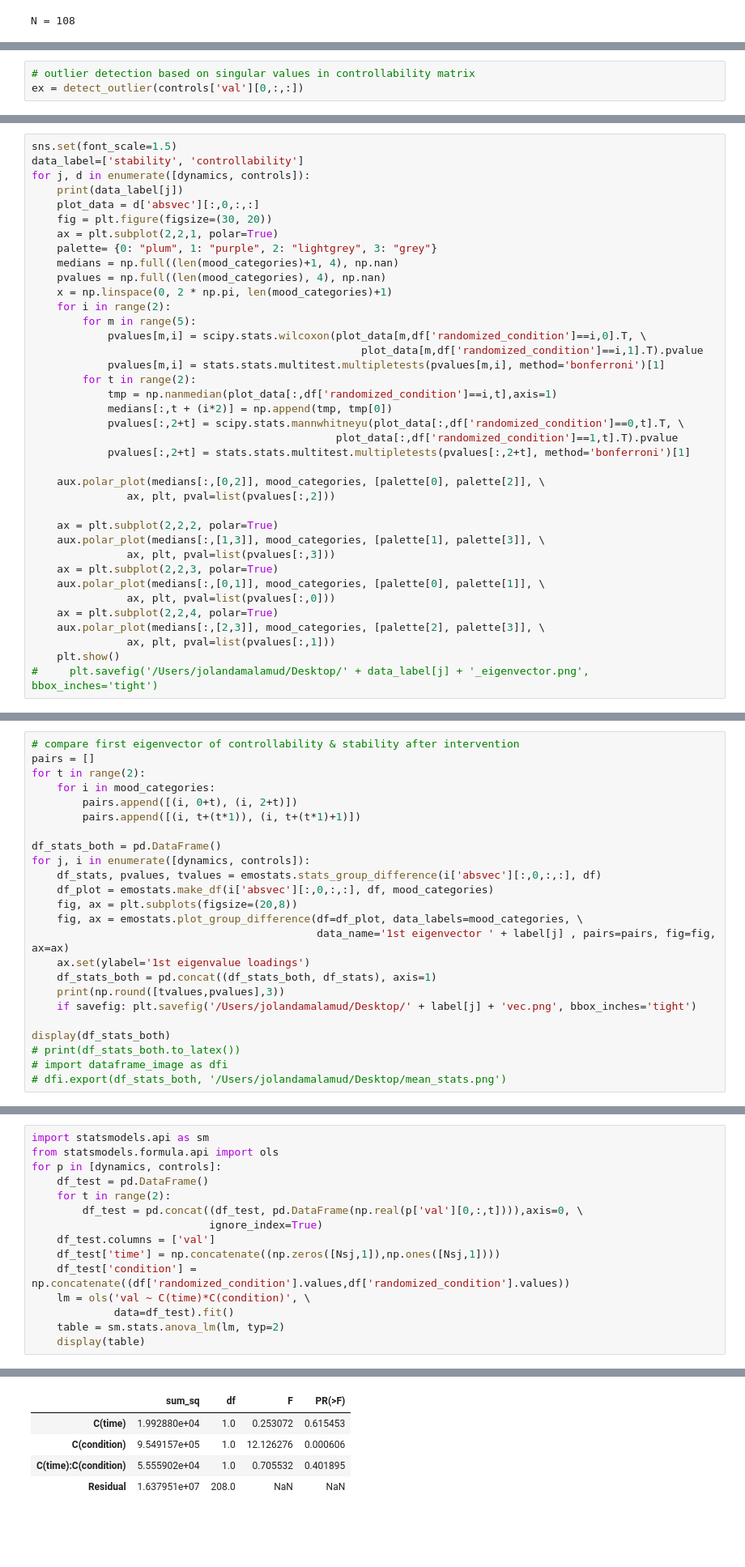
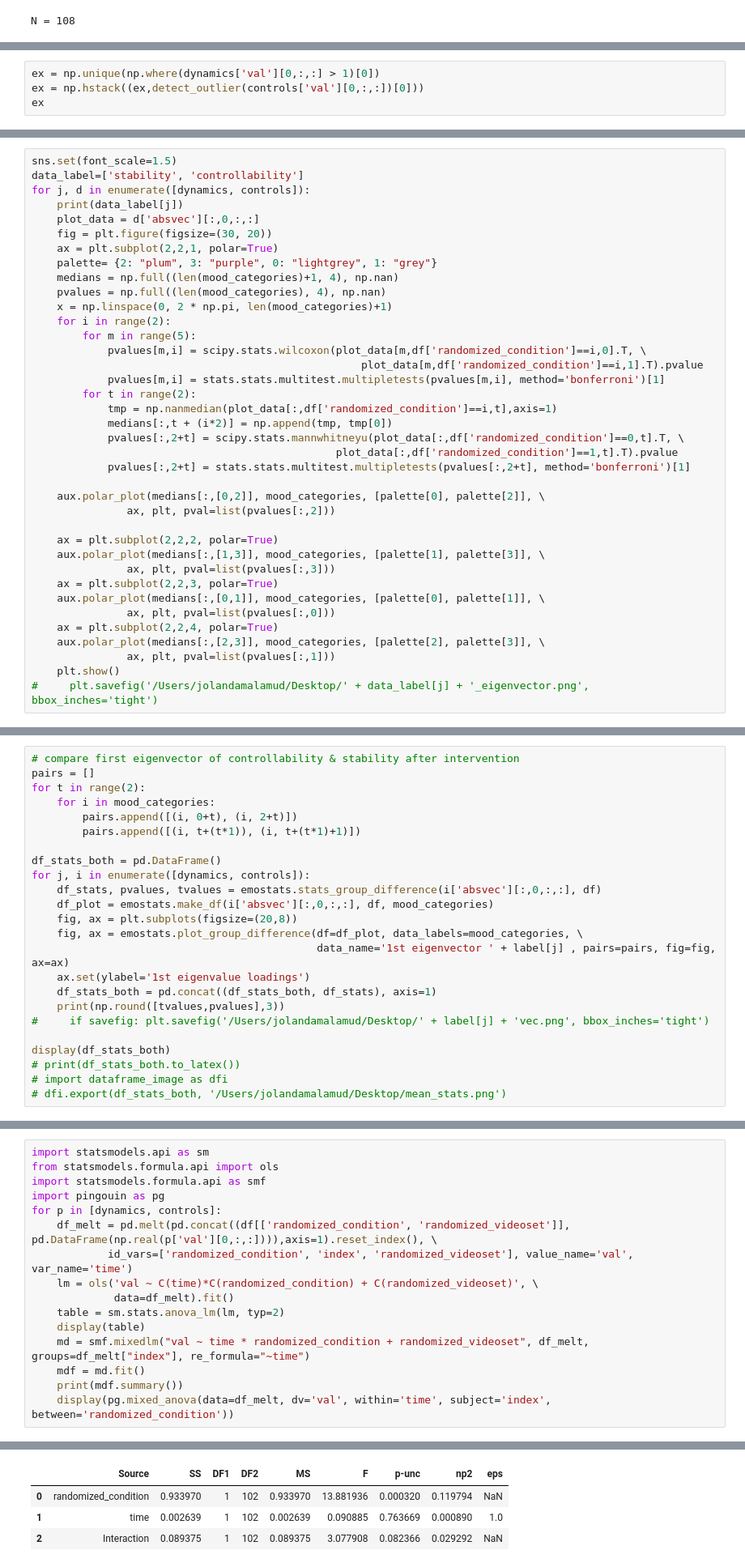
Before and after one commit to huyslab/emotioncon_public, a Jupyter notebook: analyses/modelling_analysis.ipynb, the cells around one changed output, grey strips where cells are left out. Shown at 81% size. Saved outputs shown, nothing was run; the diff lists cells and outputs as text; blank space fills up the shorter version.

```diff
--- a/analyses/modelling_analysis.ipynb
+++ b/analyses/modelling_analysis.ipynb
@@ -52,2 +52,6 @@ def detect_outlier(data):
     print(Q1-1.5*IQR, Q3+1.5*IQR)
     return ex
+# %%
+ex = np.unique(np.where(dynamics['val'][0,:,:] > 1)[0])
+ex = np.hstack((ex,detect_outlier(controls['val'][0,:,:])[0]))
+ex
@@ -69,4 +111 @@ controllability outliers: [18 40]
 [figure]
-# %%
-# outlier detection based on singular values in controllability matrix
-ex = detect_outlier(controls['val'][0,:,:])
@@ -211,7 +222,7 @@ for j, d in enumerate([dynamics, controls]):
     plot_data = d['absvec'][:,0,:,:]
     fig = plt.figure(figsize=(30, 20))
     ax = plt.subplot(2,2,1, polar=True)
-    palette= {0: "plum", 1: "purple", 2: "lightgrey", 3: "grey"}
+    palette= {2: "plum", 3: "purple", 0: "lightgrey", 1: "grey"}
     medians = np.full((len(mood_categories)+1, 4), np.nan)
     pvalues = np.full((len(mood_categories), 4), np.nan)
     x = np.linspace(0, 2 * np.pi, len(mood_categories)+1)
@@ -264,7 +275,7 @@ for j, i in enumerate([dynamics, controls]):
     ax.set(ylabel='1st eigenvalue loadings')
     df_stats_both = pd.concat((df_stats_both, df_stats), axis=1)
     print(np.round([tvalues,pvalues],3))
-    if savefig: plt.savefig('/Users/jolandamalamud/Desktop/' + label[j] + 'vec.png', bbox_inches='tight')
+#     if savefig: plt.savefig('/Users/jolandamalamud/Desktop/' + label[j] + 'vec.png', bbox_inches='tight')
 
 display(df_stats_both)
 # print(df_stats_both.to_latex())
@@ -431,17 +460,18 @@ MannwhitneyuResult(statistic=817.0, pvalue=0.00021642274153386794)
 # %%
 import statsmodels.api as sm
 from statsmodels.formula.api import ols
+import statsmodels.formula.api as smf
+import pingouin as pg
 for p in [dynamics, controls]:
-    df_test = pd.DataFrame()
-    for t in range(2):
-        df_test = pd.concat((df_test, pd.DataFrame(np.real(p['val'][0,:,t]))),axis=0, \
-                            ignore_index=True)
-    df_test.columns = ['val']
-    df_test['time'] = np.concatenate((np.zeros([Nsj,1]),np.ones([Nsj,1])))
-    df_test['condition'] = np.concatenate((df['randomized_condition'].values,df['randomized_condition'].values))
-    lm = ols('val ~ C(time)*C(condition)', \
-             data=df_test).fit()
+    df_melt = pd.melt(pd.concat((df[['randomized_condition', 'randomized_videoset']], pd.DataFrame(np.real(p['val'][0,:,:]))),axis=1).reset_index(), \
+            id_vars=['randomized_condition', 'index', 'randomized_videoset'], value_name='val', var_name='time')
+    lm = ols('val ~ C(time)*C(randomized_condition) + C(randomized_videoset)', \
+             data=df_melt).fit()
     table = sm.stats.anova_lm(lm, typ=2)
     display(table)
+    md = smf.mixedlm("val ~ time * randomized_condition + randomized_videoset", df_melt, groups=df_melt["index"], re_formula="~time")
+    mdf = md.fit()
+    print(mdf.summary())
+    display(pg.mixed_anova(data=df_melt, dv='val', within='time', subject='index', between='randomized_condition'))
 # %% [output]
 |  | sum_sq | df | F | PR(>F) |
@@ -452,5 +503,4 @@ for p in [dynamics, controls]:
-|  | sum_sq | df | F | PR(>F) |
-| C(time) | 1.992880e+04 | 1.0 | 0.253072 | 0.615453 |
-| C(condition) | 9.549157e+05 | 1.0 | 12.126276 | 0.000606 |
-| C(time):C(condition) | 5.555902e+04 | 1.0 | 0.705532 | 0.401895 |
-| Residual | 1.637951e+07 | 208.0 | NaN | NaN |
+|  | Source | SS | DF1 | DF2 | MS | F | p-unc | np2 | eps |
+| 0 | randomized_condition | 0.933970 | 1 | 102 | 0.933970 | 13.881936 | 0.000320 | 0.119794 | NaN |
+| 1 | time | 0.002639 | 1 | 102 | 0.002639 | 0.090885 | 0.763669 | 0.000890 | 1.0 |
+| 2 | Interaction | 0.089375 | 1 | 102 | 0.089375 | 3.077908 | 0.082366 | 0.029292 | NaN |
```
Also changed, not shown: parts of 15 cells of this notebook, 23 other files.
